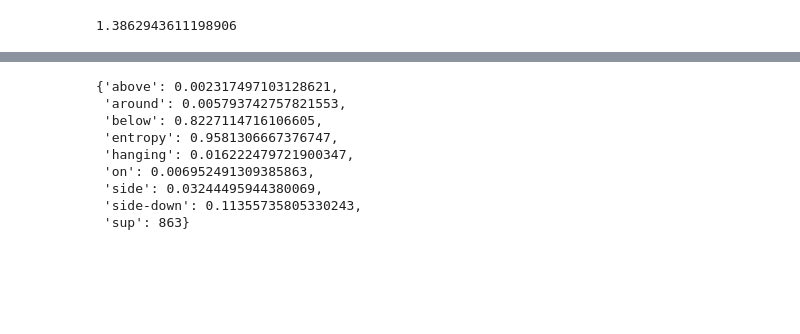
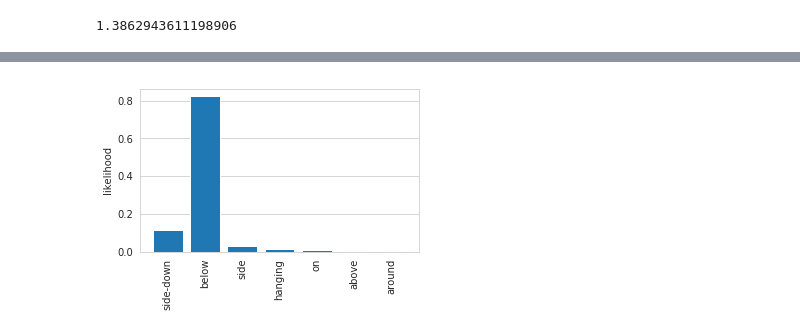
Before and after one commit to AndreaPasini/panoptic-segmentation, a Jupyter notebook: PRS_analysis_COCO.ipynb, the cells around one changed output, grey strips where cells are left out. Cells and saved outputs as stored; diff of their text form; code cells hidden in the pictures; blank space fills up the shorter version.

```diff
--- a/PRS_analysis_COCO.ipynb
+++ b/PRS_analysis_COCO.ipynb
@@ -517,12 +475,4 @@ floor-wood,tie
 # %%
-filtered_prs['floor-wood,tv']
+plot_histogram(filtered_prs['floor-wood,tv'])
 # %% [output]
-{'above': 0.002317497103128621,
- 'around': 0.005793742757821553,
- 'below': 0.8227114716106605,
- 'entropy': 0.9581306667376747,
- 'hanging': 0.016222479721900347,
- 'on': 0.006952491309385863,
- 'side': 0.03244495944380069,
- 'side-down': 0.11355735805330243,
- 'sup': 863}
+[figure, added]
```
Also changed, not shown: parts of 8 cells of this notebook, 8 other files.
